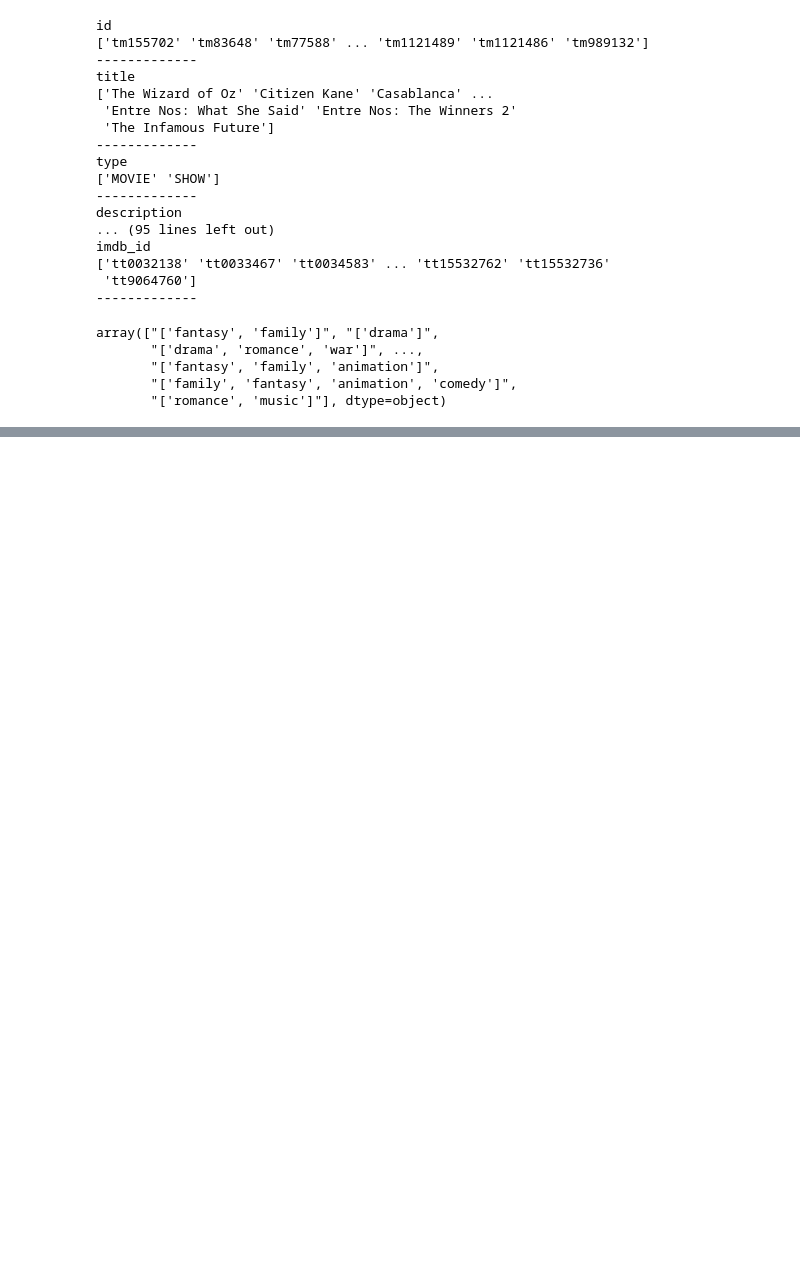
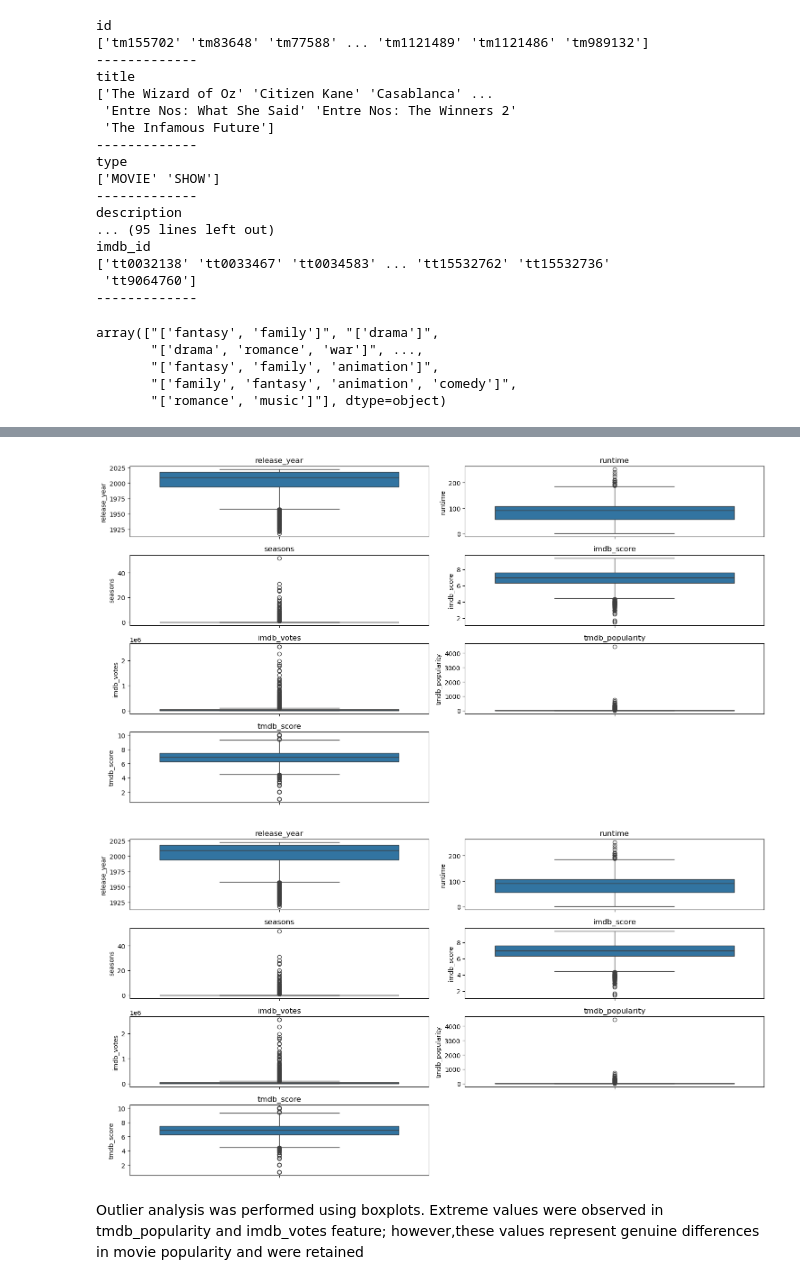
Before and after one commit to Imani-hub-pixel/Data-analysis-Python-, a Jupyter notebook: EDA and Feature Engineering projects/HBO Max TV Shows and movies/HBOmax.ipynb, the cells around one changed output, grey strips where cells are left out. Cells and saved outputs as stored; diff of their text form; code cells hidden in the pictures; blank space fills up the shorter version.

```diff
--- a/EDA and Feature Engineering projects/HBO Max TV Shows and movies/HBOmax.ipynb
+++ b/EDA and Feature Engineering projects/HBO Max TV Shows and movies/HBOmax.ipynb
@@ -95,0 +174,7 @@ array(["['fantasy', 'family']", "['drama']",
+# %%
+df_title['imdb_score']=df_title['imdb_score'].fillna(df_title['imdb_score'].median())
+df_title['imdb_votes']=df_title['imdb_votes'].fillna(df_title['imdb_votes'].median())
+df_title['tmdb_score']=df_title['tmdb_score'].fillna(df_title['tmdb_score'].median())
+df_title['tmdb_popularity']=df_title['tmdb_popularity'].fillna(df_title['tmdb_popularity'].median())
+# %%
+df_title['description']=df_title['description'].fillna('None')
@@ -95,0 +226,3 @@ array(["['fantasy', 'family']", "['drama']",
+# %%
+df_title['genres']=df_title['genres'].str.replace(r"[\[\]']","",regex=True)
+df_title['production_countries']=df_title['production_countries'].str.replace(r"[\[\]']","",regex=True)
@@ -95,0 +258,3 @@ array(["['fantasy', 'family']", "['drama']",
+# %%
+#Remove extra spaces.
+df_title['production_countries']=df_title['production_countries'].str.replace(' ','')
@@ -95,0 +292,15 @@ array(["['fantasy', 'family']", "['drama']",
+# %%
+
+plt.figure(figsize=(15,8))
+for i in range(0,len(numerical_features)):
+    plt.subplot(4, 2, i+1)
+    sns.boxplot(y=df_title[numerical_features[i]])
+    plt.title(numerical_features[i])
+plt.tight_layout()
+plt.show()
+# %% [output]
+[figure, added]
+[figure, added]
+# %% [markdown]
+Outlier analysis was performed using boxplots. Extreme values were observed in tmdb_popularity and imdb_votes feature;
+however,these values represent genuine differences in movie popularity and were retained
```
Also changed, not shown: parts of 18 cells of this notebook.
